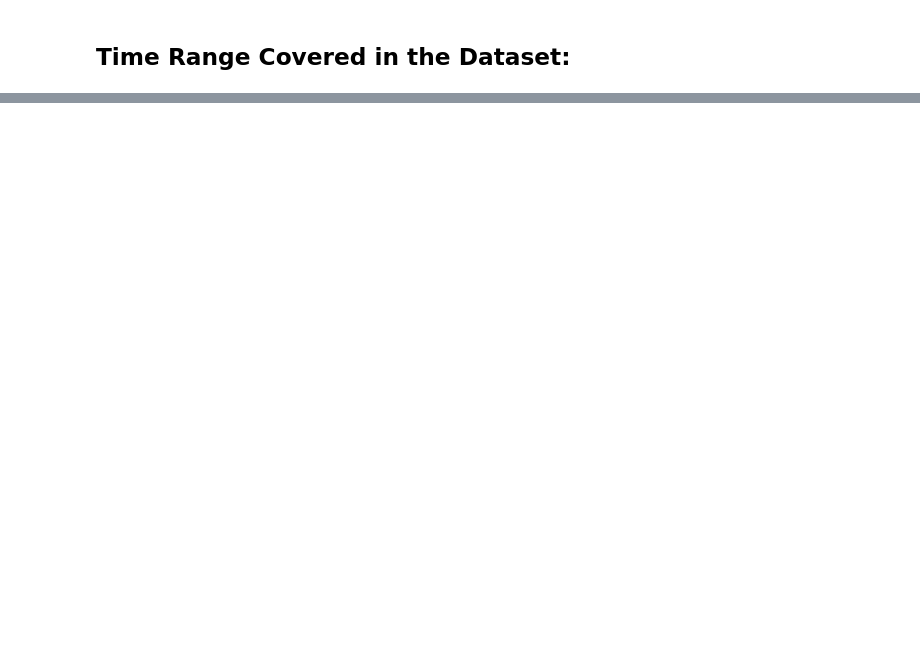
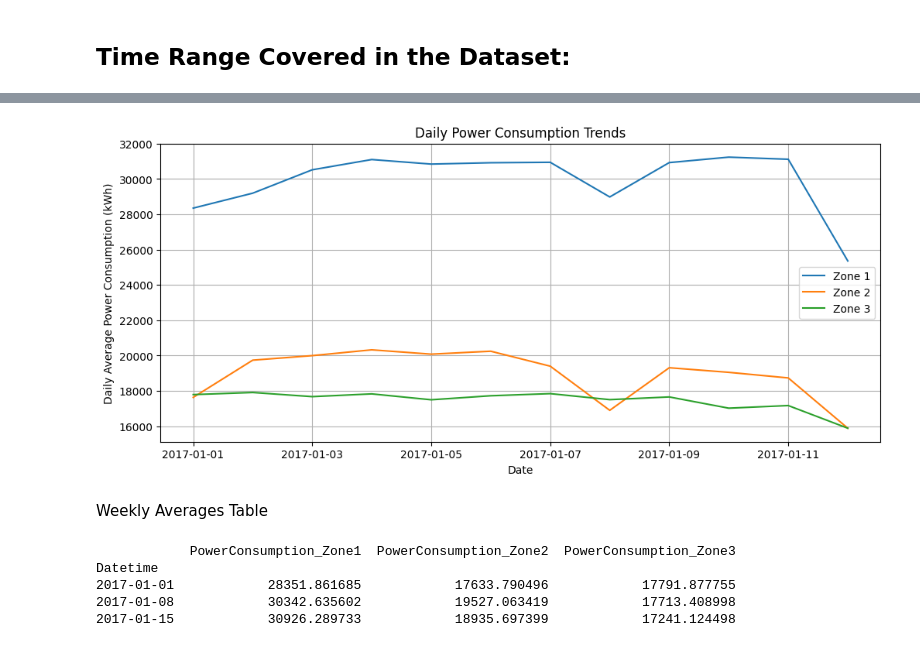
Before and after one commit to Kudo-Shinn/MATHEDA, a Jupyter notebook: Endterm/Exercise/Analyzing Trends and Patterns in Electric Power Consumption Data.ipynb, the cells around one changed output, grey strips where cells are left out. Cells and saved outputs as stored; diff of their text form; code cells hidden in the pictures; blank space fills up the shorter version.

```diff
--- a/Endterm/Exercise/Analyzing Trends and Patterns in Electric Power Consumption Data.ipynb
+++ b/Endterm/Exercise/Analyzing Trends and Patterns in Electric Power Consumption Data.ipynb
@@ -95,0 +138,26 @@ End Date: 2017-01-12 02:30:00
+# %%
+df['Datetime'] = pd.to_datetime(df['Datetime'])
+df.set_index('Datetime', inplace=True)
+
+df_daily = df.resample('D').mean()
+
+plt.figure(figsize=(12, 5))
+plt.plot(df_daily.index, df_daily[['PowerConsumption_Zone1', 'PowerConsumption_Zone2', 'PowerConsumption_Zone3']])
+plt.xlabel("Date")
+plt.ylabel("Daily Average Power Consumption (kWh)")
+plt.title("Daily Power Consumption Trends")
+plt.legend(["Zone 1", "Zone 2", "Zone 3"])
+plt.grid()
+plt.show()
+# %% [output]
+[figure, added]
+# %% [markdown]
+Weekly Averages Table
+# %%
+print(df_weekly[['PowerConsumption_Zone1', 'PowerConsumption_Zone2', 'PowerConsumption_Zone3']].head(10).to_string(index=True))
+# %% [output]
+            PowerConsumption_Zone1  PowerConsumption_Zone2  PowerConsumption_Zone3
+Datetime
+2017-01-01            28351.861685            17633.790496            17791.877755
+2017-01-08            30342.635602            19527.063419            17713.408998
+2017-01-15            30926.289733            18935.697399            17241.124498
```
Also changed, not shown: parts of 14 cells of this notebook.
